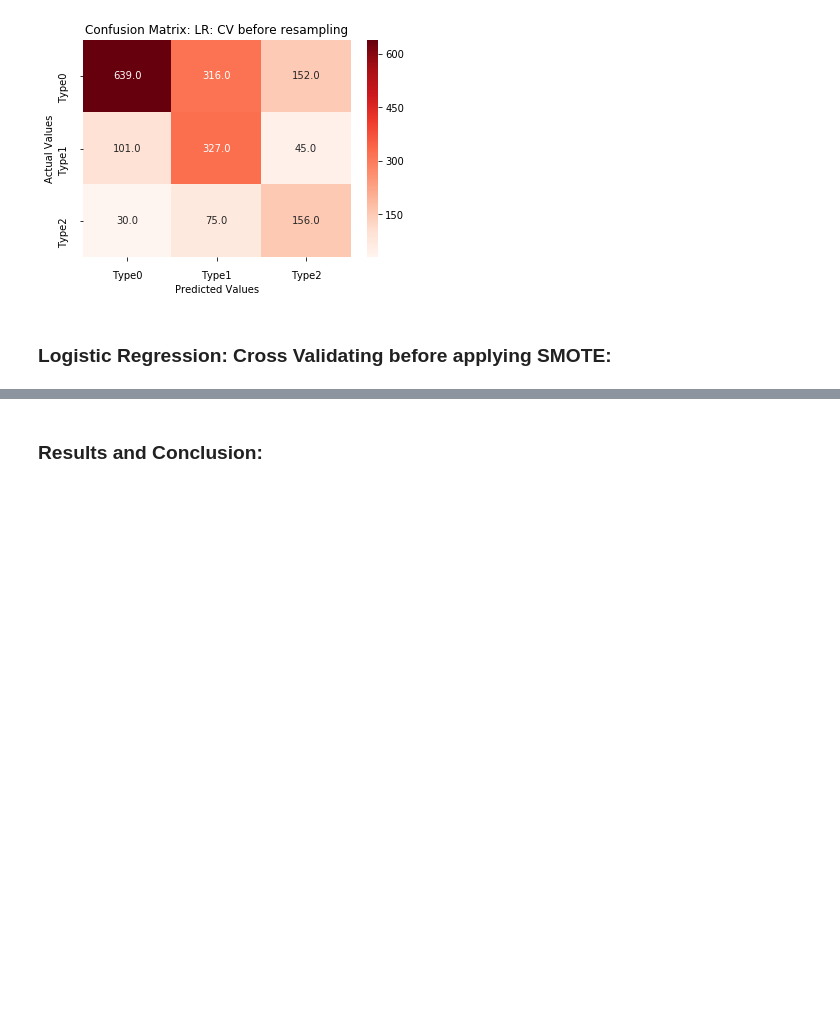
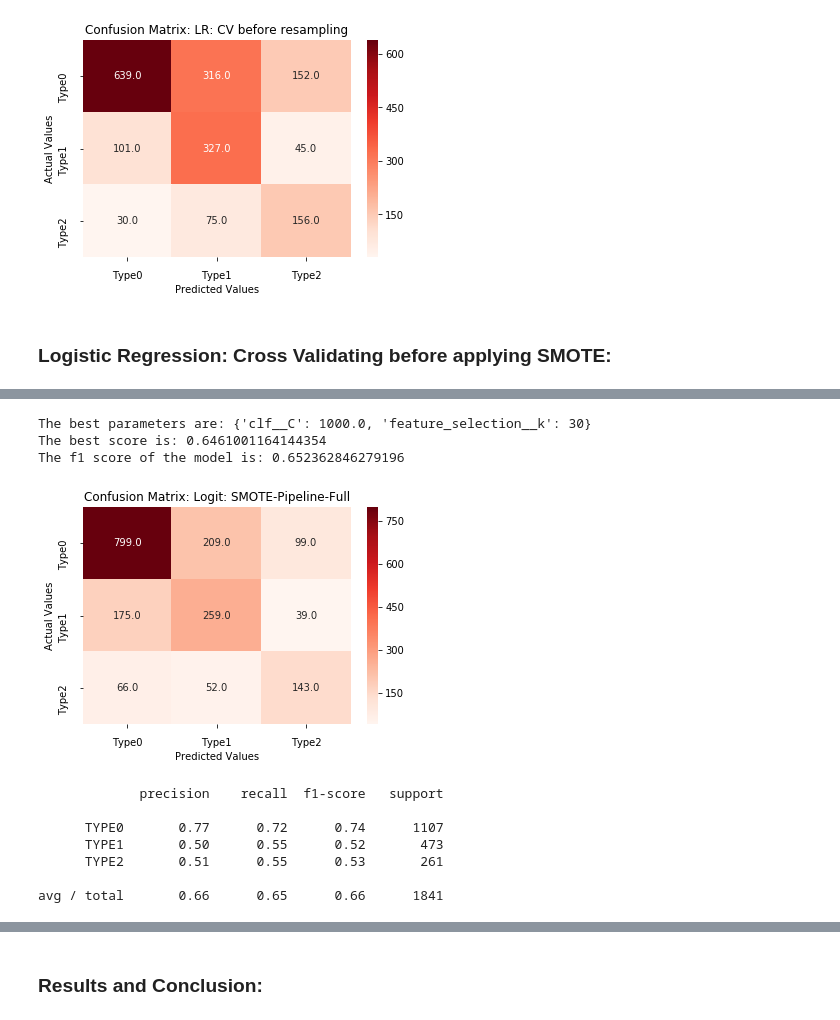
Before and after one commit to sjanawade/Machine-learning-on-unbalanced-dataset, a Jupyter notebook: SMOTE Project - Master.ipynb, the cells around one changed output, grey strips where cells are left out. Drawn from its saved outputs; the diff is of its cells as text; code cells hidden in the pictures; blank space fills up the shorter version.

```diff
--- a/SMOTE Project - Master.ipynb
+++ b/SMOTE Project - Master.ipynb
@@ -1009,0 +971,35 @@ The f1 score of the model is: 0.613796849538
+# %%
+### Logistic Regression - Pipeline ###
+skf = StratifiedKFold()
+selectKB = SelectKBest()
+pipe_new = imbPipeline([('oversample', SMOTE(ratio= {'TYPE1' : 1600, 'TYPE2' : 1600},random_state=22)),
+                        ('feature_selection', selectKB),
+                        ('clf', LogisticRegression(random_state=22))])
+
+parameters = {'clf__C':[1.0, 5.0, 10.0, 100.0, 1000.0, 1500.0], 'feature_selection__k':[10, 20, 30, 35]}
+grid_logit_new = GridSearchCV(pipe_new, parameters, n_jobs=-1, scoring='f1_micro')
+
+grid_logit_new.fit(x_train, y_train)
+### Printing the best parameters found and the best score ###
+print('The best parameters are: ' + str(grid_logit_new.best_params_))
+print('The best score is: '+ str(grid_logit_new.best_score_))
+
+
+### Getting predictions and evaluation metrics on the test set ###
+model_name = 'Logit: SMOTE-Pipeline-Full'
+y_pred_logit_new = grid_logit_new.predict(x_test)
+print('The f1 score of the model is: ' + str(f1_score(y_test, y_pred_logit_new, average = 'micro')))
+make_confusion_matrix(confusion_matrix(y_test, y_pred_logit_new), model_name = model_name)
+print(classification_report(y_test, y_pred_logit_new))
+# %% [output]
+The best parameters are: {'clf__C': 1000.0, 'feature_selection__k': 30}
+The best score is: 0.6461001164144354
+The f1 score of the model is: 0.652362846279196
+[figure, added]
+             precision    recall  f1-score   support
+
+      TYPE0       0.77      0.72      0.74      1107
+      TYPE1       0.50      0.55      0.52       473
+      TYPE2       0.51      0.55      0.53       261
+
+avg / total       0.66      0.65      0.66      1841
```
Also changed, not shown: parts of 41 cells of this notebook.
